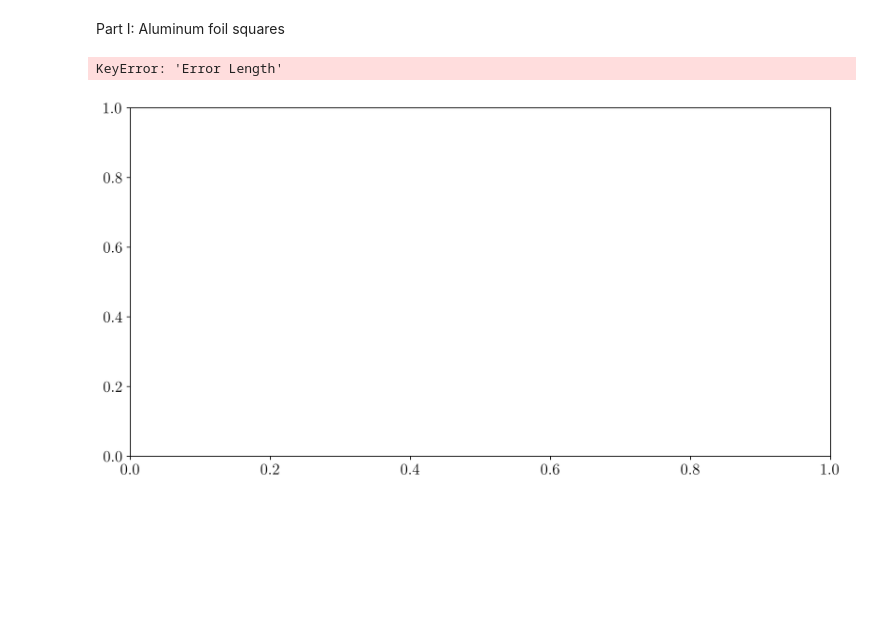
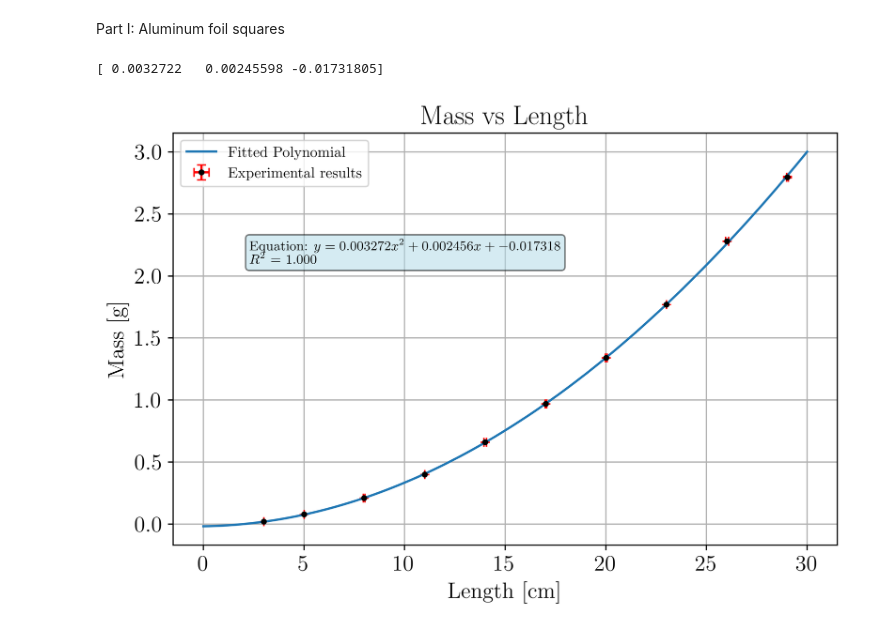
Before and after one commit to MIK2292/Lab_Sc_data_acquisition, a Jupyter notebook: Graph Notebook.ipynb, the cells around one changed output. Drawn from its saved outputs; the diff is of its cells as text; code cells hidden in the pictures; blank space fills up the shorter version.

```diff
--- a/Graph Notebook.ipynb
+++ b/Graph Notebook.ipynb
@@ -9,8 +11,12 @@ import cmath
 # %% [markdown]
 Data Acquisition
 # %%
-dataexp_1 = pd.read_excel(r'01_alluminio_frattale\grafici\01_alluminio_frattale_raw.xlsx', 'Part I')
+dataexp_1 = pd.read_excel(r'C:\Users\nelso\OneDrive\Documentos\01_alluminio_frattale_raw.xlsx', 'Part I')
 
 
 lengths =  np.array(dataexp_1['Mean Length'])
 mass = np.array(dataexp_1['Mean Mass'])
+
+
+
+print(ln_lengths)
@@ -29,16 +38,33 @@ plt.rcParams.update({
 })
 # %% [markdown]
 Part I: Aluminum foil squares
-# %%
-fig, ax = plt.subplots(figsize=(12, 6), dpi = 500)
-
-ax.errorbar(lengths,mass,yerr = dataexp_1['Error Length'],xerr = dataexp_1['Error Mass'],  label = 'Experimental results')
-
-plt.xlabel('Length [cm]')
-plt.ylabel('Mass [g]')
-plt.title('Mass vs Length')
-plt.legend()
-plt.show()
-# %% [output]
-KeyError: 'Error Length'
-[figure, removed]
+# %%
+#Power Law fit
+coefficients = np.polyfit(lengths, mass, 2)
+poly_func = np.poly1d(coefficients)
+print(coefficients)
+x_fit = np.linspace(0, 30, 100)
+y_fit = poly_func(x_fit)
+
+r_squared = r2_score(mass, poly_func(lengths))
+equation_str = f"$y = {coefficients[0]:.6f}x^2 + {coefficients[1]:.6f}x + {coefficients[2]:.6f}$"
+
+fig, ax = plt.subplots(figsize=(8, 5), dpi = 500)
+
+ax.errorbar(lengths,mass, xerr = dataexp_1['Error Length'], yerr = dataexp_1['Error Mass'],color = 'black', ecolor = "red",capsize = 3, fmt = '.',  label = 'Experimental results')
+ax.plot(x_fit, y_fit, label='Fitted Polynomial')
+
+# Enclose the text in a box
+props = dict(boxstyle='round', facecolor='lightblue', alpha=0.5)
+textstr = f"Equation: {equation_str}\n$R^2$ = {r_squared:.3f}"
+plt.text(2.3, 2.3, textstr, fontsize=9, verticalalignment='top', bbox=props)
+
+plt.xlabel('Length [cm]')
+plt.ylabel('Mass [g]')
+plt.title('Mass vs Length')
+plt.grid()
+plt.legend()
+plt.show()
+# %% [output]
+[ 0.0032722   0.00245598 -0.01731805]
+[figure, added]
```
Also changed, not shown: parts of 4 cells of this notebook.
